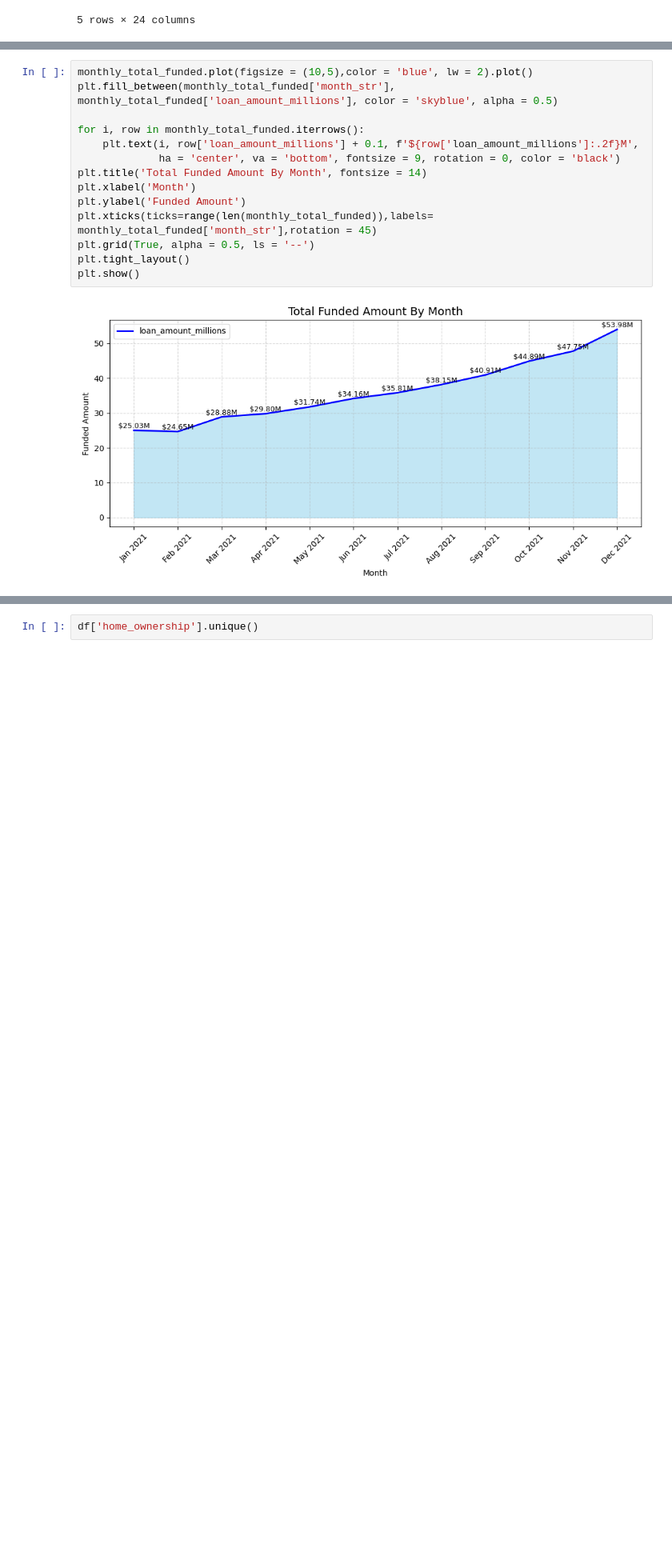
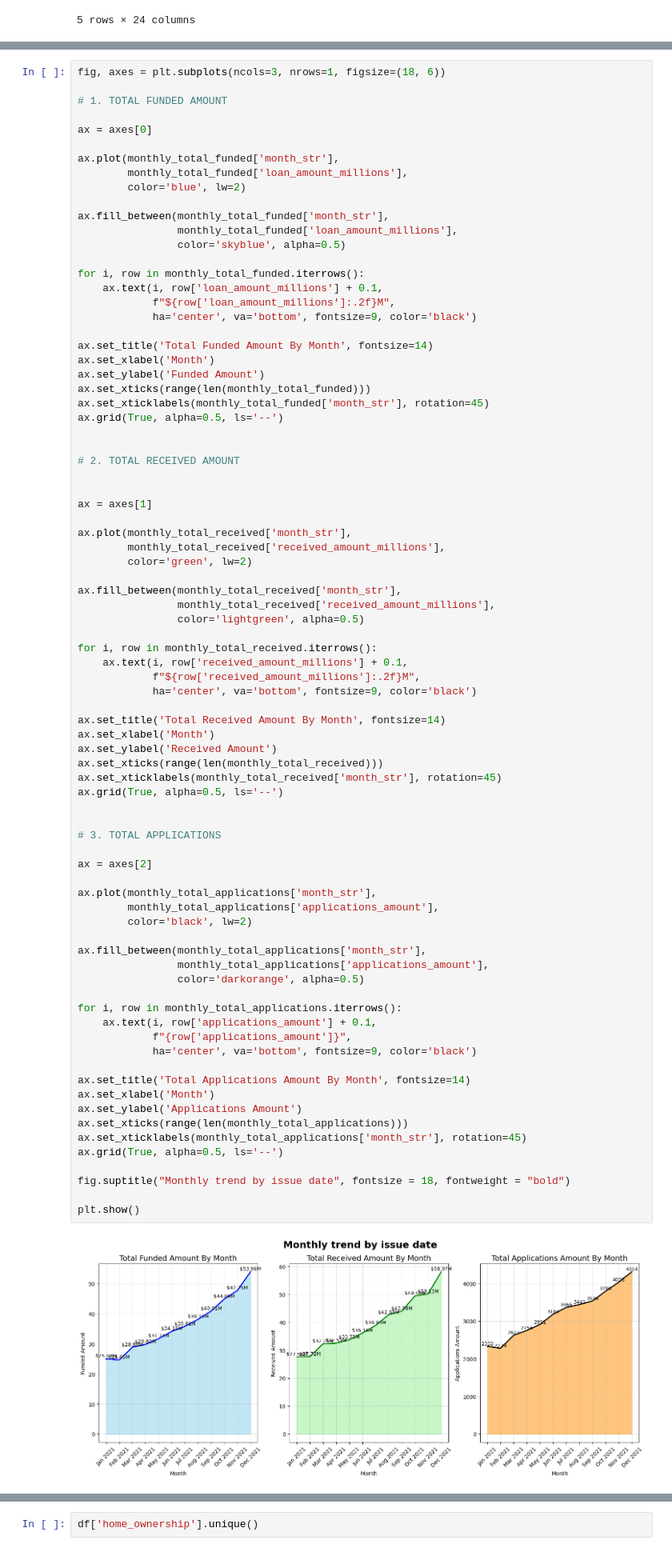
Before and after one commit to Hanzecode/Loan-Managment-KPI-analysis, a Jupyter notebook: python_kpi_analysis.ipynb, the cells around one changed output, grey strips where cells are left out. Shown at 80% size. Saved outputs shown, nothing was run; the diff lists cells and outputs as text; blank space fills up the shorter version.

```diff
--- a/python_kpi_analysis.ipynb
+++ b/python_kpi_analysis.ipynb
@@ -218,16 +222,83 @@ monthly_total_funded = df.sort_values('issue_date').groupby('month_str',sort = F
 # %%
-monthly_total_funded.plot(figsize = (10,5),color = 'blue', lw = 2).plot()
-plt.fill_between(monthly_total_funded['month_str'], monthly_total_funded['loan_amount_millions'], color = 'skyblue', alpha = 0.5)
+fig, axes = plt.subplots(ncols=3, nrows=1, figsize=(18, 6))
+
+# 1. TOTAL FUNDED AMOUNT
+
+ax = axes[0]
+
+ax.plot(monthly_total_funded['month_str'],
+        monthly_total_funded['loan_amount_millions'],
+        color='blue', lw=2)
+
+ax.fill_between(monthly_total_funded['month_str'],
+                monthly_total_funded['loan_amount_millions'],
+                color='skyblue', alpha=0.5)
 
 for i, row in monthly_total_funded.iterrows():
-    plt.text(i, row['loan_amount_millions'] + 0.1, f'${row['loan_amount_millions']:.2f}M',
-             ha = 'center', va = 'bottom', fontsize = 9, rotation = 0, color = 'black')
-plt.title('Total Funded Amount By Month', fontsize = 14)
-plt.xlabel('Month')
-plt.ylabel('Funded Amount')
-plt.xticks(ticks=range(len(monthly_total_funded)),labels= monthly_total_funded['month_str'],rotation = 45)
-plt.grid(True, alpha = 0.5, ls = '--')
-plt.tight_layout()
+    ax.text(i, row['loan_amount_millions'] + 0.1,
+            f"${row['loan_amount_millions']:.2f}M",
+            ha='center', va='bottom', fontsize=9, color='black')
+
+ax.set_title('Total Funded Amount By Month', fontsize=14)
+ax.set_xlabel('Month')
+ax.set_ylabel('Funded Amount')
+ax.set_xticks(range(len(monthly_total_funded)))
+ax.set_xticklabels(monthly_total_funded['month_str'], rotation=45)
+ax.grid(True, alpha=0.5, ls='--')
+
+
+# 2. TOTAL RECEIVED AMOUNT
+
+
+ax = axes[1]
+
+ax.plot(monthly_total_received['month_str'],
+        monthly_total_received['received_amount_millions'],
+        color='green', lw=2)
+
+ax.fill_between(monthly_total_received['month_str'],
+                monthly_total_received['received_amount_millions'],
+                color='lightgreen', alpha=0.5)
+
+for i, row in monthly_total_received.iterrows():
+    ax.text(i, row['received_amount_millions'] + 0.1,
+            f"${row['received_amount_millions']:.2f}M",
+            ha='center', va='bottom', fontsize=9, color='black')
+
+ax.set_title('Total Received Amount By Month', fontsize=14)
+ax.set_xlabel('Month')
+ax.set_ylabel('Received Amount')
+ax.set_xticks(range(len(monthly_total_received)))
+ax.set_xticklabels(monthly_total_received['month_str'], rotation=45)
+ax.grid(True, alpha=0.5, ls='--')
+
+
+# 3. TOTAL APPLICATIONS
+
+ax = axes[2]
+
+ax.plot(monthly_total_applications['month_str'],
+        monthly_total_applications['applications_amount'],
+        color='black', lw=2)
+
+ax.fill_between(monthly_total_applications['month_str'],
+                monthly_total_applications['applications_amount'],
+                color='darkorange', alpha=0.5)
+
+for i, row in monthly_total_applications.iterrows():
+    ax.text(i, row['applications_amount'] + 0.1,
+            f"{row['applications_amount']}",
+            ha='center', va='bottom', fontsize=9, color='black')
+
+ax.set_title('Total Applications Amount By Month', fontsize=14)
+ax.set_xlabel('Month')
+ax.set_ylabel('Applications Amount')
+ax.set_xticks(range(len(monthly_total_applications)))
+ax.set_xticklabels(monthly_total_applications['month_str'], rotation=45)
+ax.grid(True, alpha=0.5, ls='--')
+
+fig.suptitle("Monthly trend by issue date", fontsize = 18, fontweight = "bold")
+
 plt.show()
 # %% [output]
-[figure, old version]
+[figure, new version]
```
Also changed, not shown: parts of 25 cells of this notebook, 1 other file.
